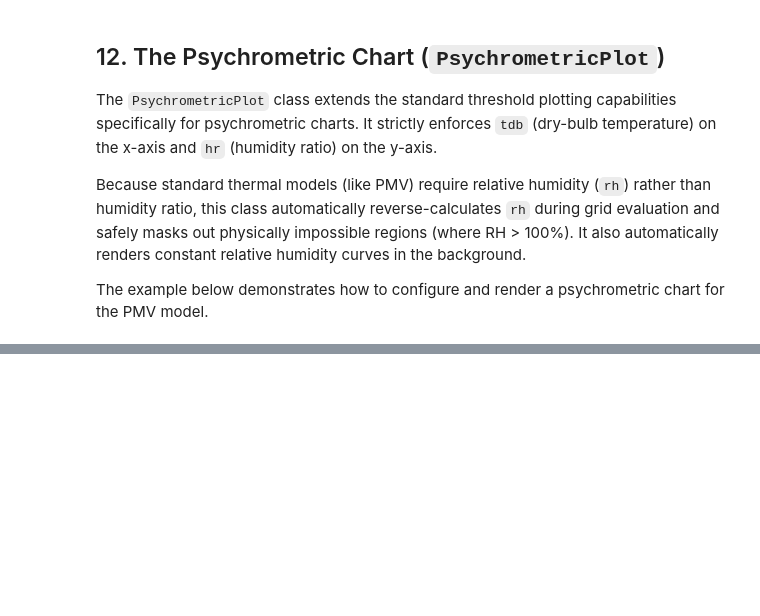
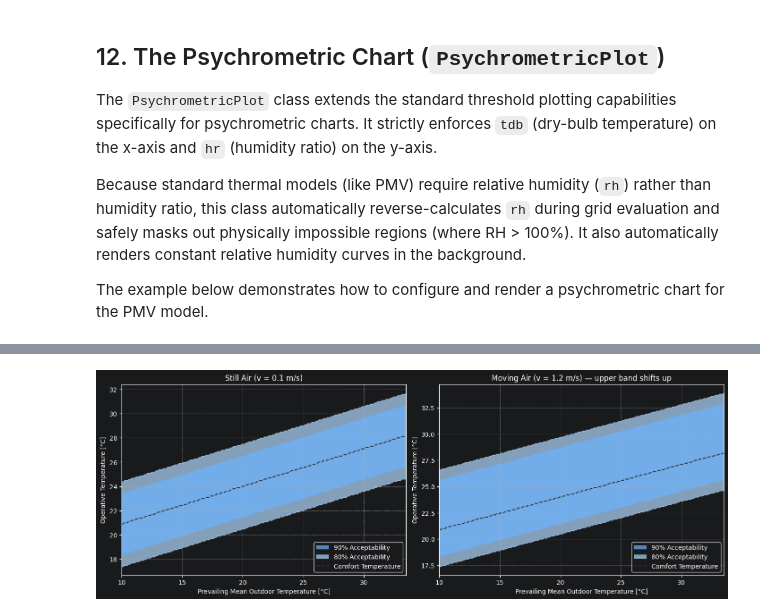
Before and after one commit to HuiHuangWYU/pythermalcomfort, a Jupyter notebook: docs/documentation/plots/matplotlib/threshold_plot.ipynb, the cells around one changed output, grey strips where cells are left out. Cells and saved outputs as stored; diff of their text form; code cells hidden in the pictures; blank space fills up the shorter version.

```diff
--- a/docs/documentation/plots/matplotlib/threshold_plot.ipynb
+++ b/docs/documentation/plots/matplotlib/threshold_plot.ipynb
@@ -307,0 +371,13 @@ plt.show()
+# %%
+fig, (ax0, ax1) = plt.subplots(1, 2, figsize=(14, 5), constrained_layout=True)
+
+AdaptivePlot("ashrae").set_params(tdb=25, tr=25, v=0.1).plot(
+    ax=ax0, title="Still Air (v = 0.1 m/s)"
+)
+AdaptivePlot("ashrae").set_params(tdb=32, tr=32, v=1.2).plot(
+    ax=ax1, title="Moving Air (v = 1.2 m/s) — upper band shifts up"
+)
+
+plt.show()
+# %% [output]
+[figure, added]
```
Also changed, not shown: parts of 9 cells of this notebook, 3 other files.
